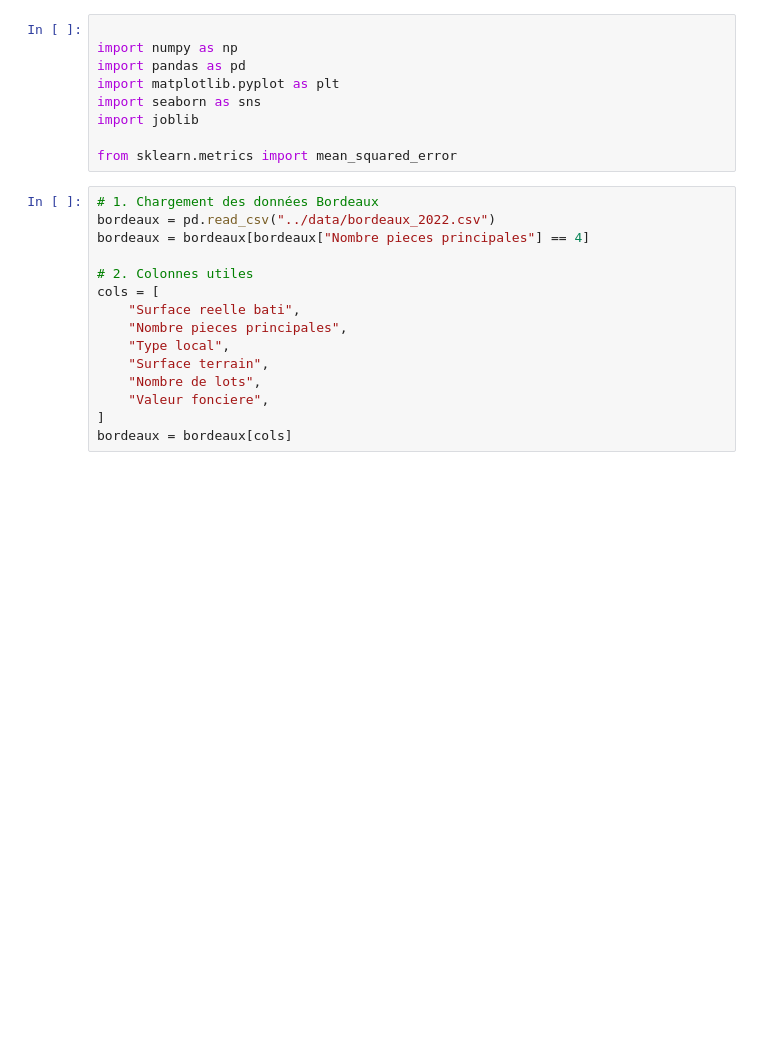
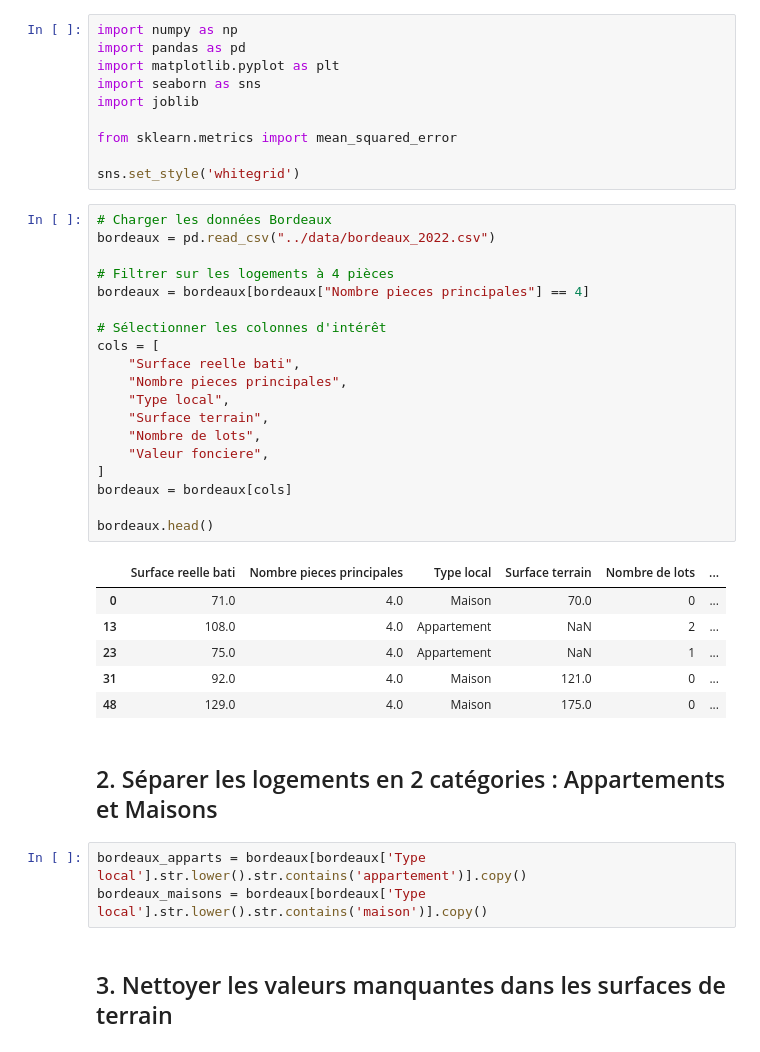
Before and after one commit to benjsant/immoprice_lille_fastapi, a Jupyter notebook: notebooks/phase_2_bordeaux.ipynb, the cells around one changed output. Cells and saved outputs as stored; diff of their text form; blank space fills up the shorter version.

```diff
--- a/notebooks/phase_2_bordeaux.ipynb
+++ b/notebooks/phase_2_bordeaux.ipynb
@@ -1,5 +10,4 @@
 # %%
-
 import numpy as np
 import pandas as pd
 import matplotlib.pyplot as plt
@@ -7,18 +15,38 @@ import seaborn as sns
 import joblib
 
 from sklearn.metrics import mean_squared_error
+
+sns.set_style('whitegrid')
 # %%
-# 1. Chargement des données Bordeaux
+# Charger les données Bordeaux
 bordeaux = pd.read_csv("../data/bordeaux_2022.csv")
+
+# Filtrer sur les logements à 4 pièces
 bordeaux = bordeaux[bordeaux["Nombre pieces principales"] == 4]
 
-# 2. Colonnes utiles
+# Sélectionner les colonnes d'intérêt
 cols = [
     "Surface reelle bati",
     "Nombre pieces principales",
     "Type local",
     "Surface terrain",
     "Nombre de lots",
     "Valeur fonciere",
 ]
 bordeaux = bordeaux[cols]
+
+bordeaux.head()
+# %% [output]
+|  | Surface reelle bati | Nombre pieces principales | Type local | Surface terrain | Nombre de lots | ... |
+| 0 | 71.0 | 4.0 | Maison | 70.0 | 0 | ... |
+| 13 | 108.0 | 4.0 | Appartement | NaN | 2 | ... |
+| 23 | 75.0 | 4.0 | Appartement | NaN | 1 | ... |
+| 31 | 92.0 | 4.0 | Maison | 121.0 | 0 | ... |
+| 48 | 129.0 | 4.0 | Maison | 175.0 | 0 | ... |
+# %% [markdown]
+## 2. Séparer les logements en 2 catégories : Appartements et Maisons
+# %%
+bordeaux_apparts = bordeaux[bordeaux['Type local'].str.lower().str.contains('appartement')].copy()
+bordeaux_maisons = bordeaux[bordeaux['Type local'].str.lower().str.contains('maison')].copy()
+# %% [markdown]
+## 3. Nettoyer les valeurs manquantes dans les surfaces de terrain
```
Also changed, not shown: parts of 13 cells of this notebook, 18 other files.
